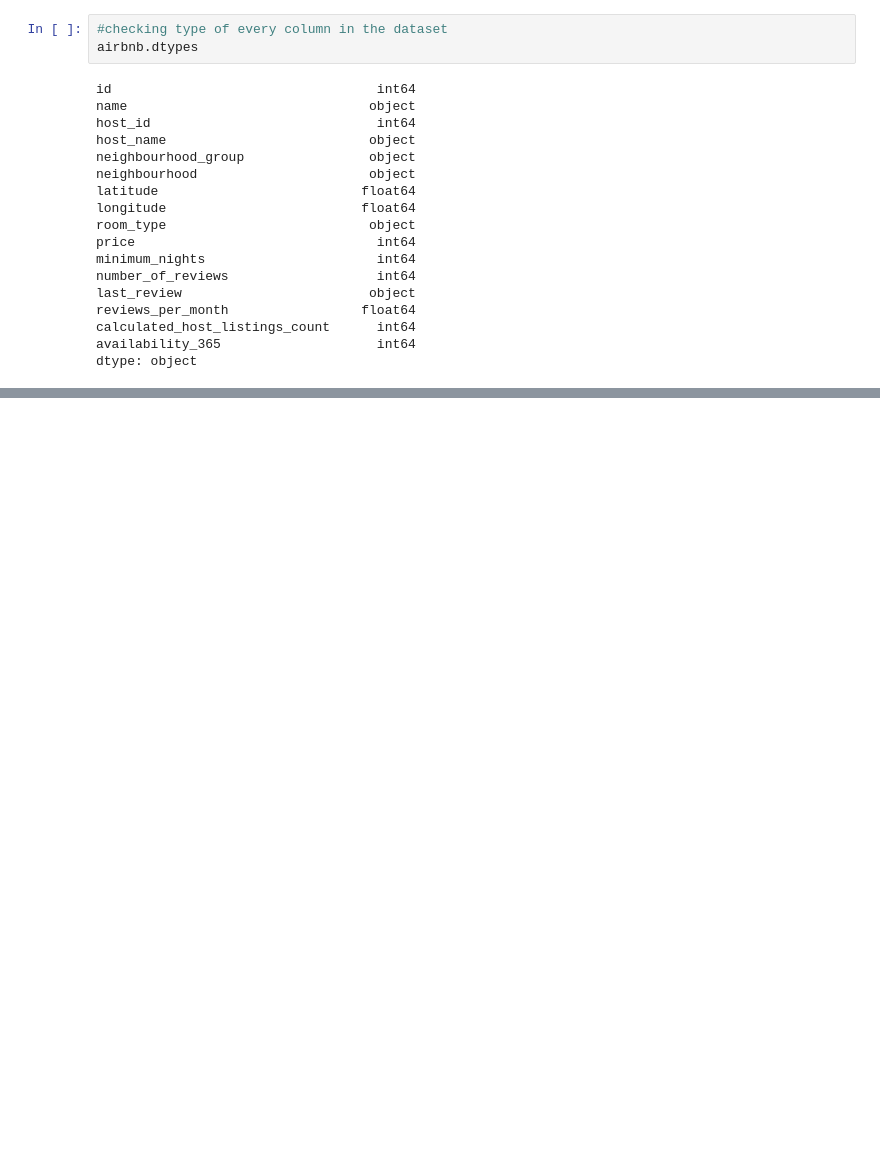
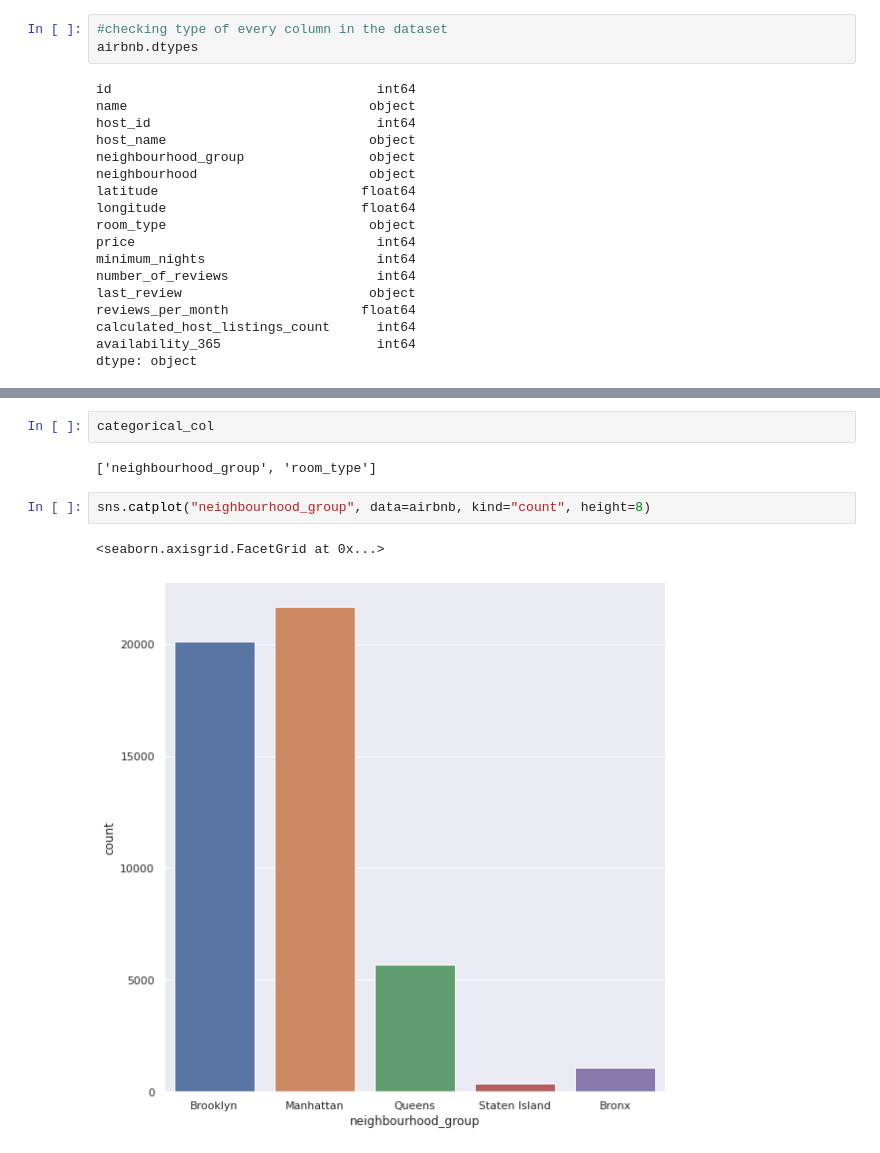
Before and after one commit to jayraavi/data301_finalproject, a Jupyter notebook: DATA_301_Final_Project.ipynb, the cells around one changed output, grey strips where cells are left out. Cells and saved outputs as stored; diff of their text form; blank space fills up the shorter version.

```diff
--- a/DATA_301_Final_Project.ipynb
+++ b/DATA_301_Final_Project.ipynb
@@ -40,0 +225,9 @@ dtype: object
+# %%
+categorical_col
+# %% [output]
+['neighbourhood_group', 'room_type']
+# %%
+sns.catplot("neighbourhood_group", data=airbnb, kind="count", height=8)
+# %% [output]
+<seaborn.axisgrid.FacetGrid at 0x...>
+[figure, added]
```
Also changed, not shown: parts of 28 cells of this notebook.
